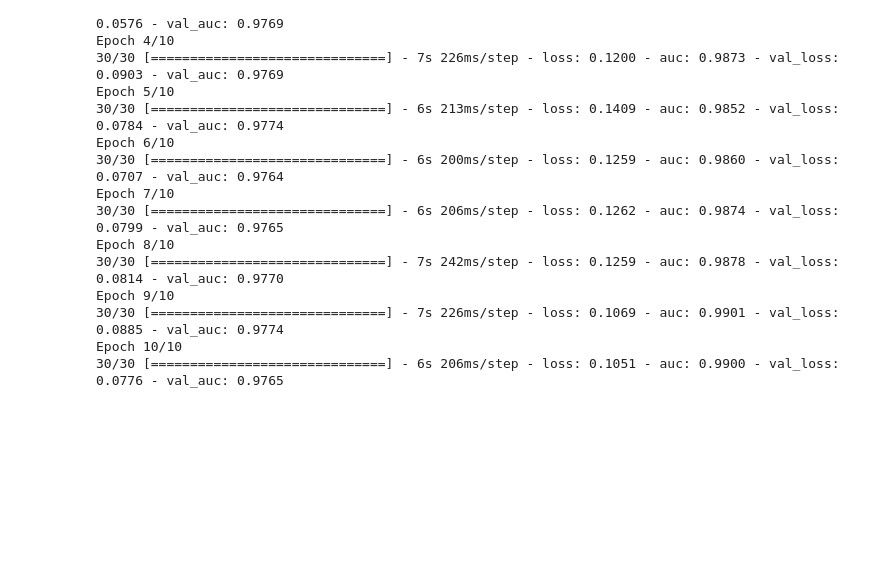
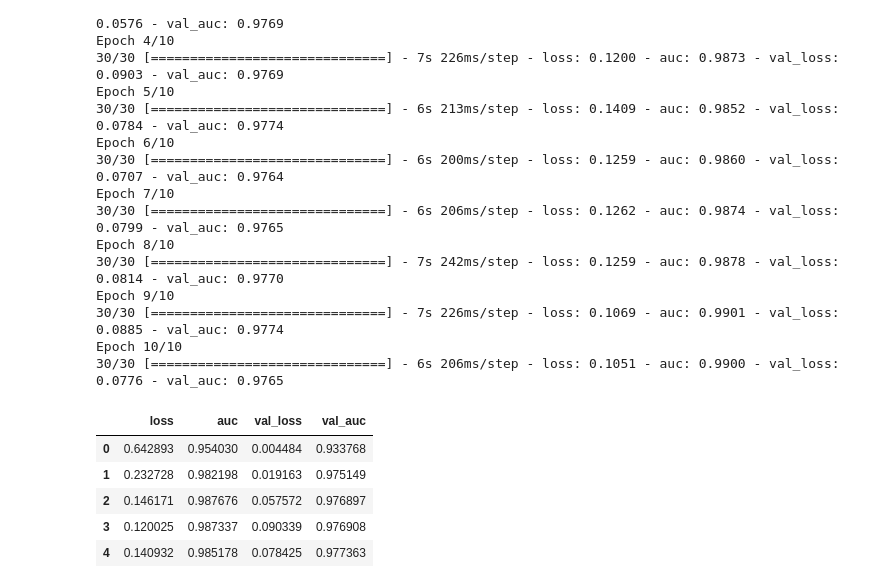
Before and after one commit to Penzragon/Credit-Card-Fraud-Detection, a Jupyter notebook: script.ipynb, the cells around one changed output. Cells and saved outputs as stored; diff of their text form; code cells hidden in the pictures; blank space fills up the shorter version.

```diff
--- a/script.ipynb
+++ b/script.ipynb
@@ -424,3 +424,13 @@ Epoch 9/10
 30/30 [==============================] - 7s 226ms/step - loss: 0.1069 - auc: 0.9901 - val_loss: 0.0885 - val_auc: 0.9774
 Epoch 10/10
 30/30 [==============================] - 6s 206ms/step - loss: 0.1051 - auc: 0.9900 - val_loss: 0.0776 - val_auc: 0.9765
+# %%
+metrics_under = pd.DataFrame(history_under.history)
+metrics_under.head()
+# %% [output]
+|  | loss | auc | val_loss | val_auc |
+| 0 | 0.642893 | 0.954030 | 0.004484 | 0.933768 |
+| 1 | 0.232728 | 0.982198 | 0.019163 | 0.975149 |
+| 2 | 0.146171 | 0.987676 | 0.057572 | 0.976897 |
+| 3 | 0.120025 | 0.987337 | 0.090339 | 0.976908 |
+| 4 | 0.140932 | 0.985178 | 0.078425 | 0.977363 |
```
Also changed, not shown: parts of 4 cells of this notebook.
